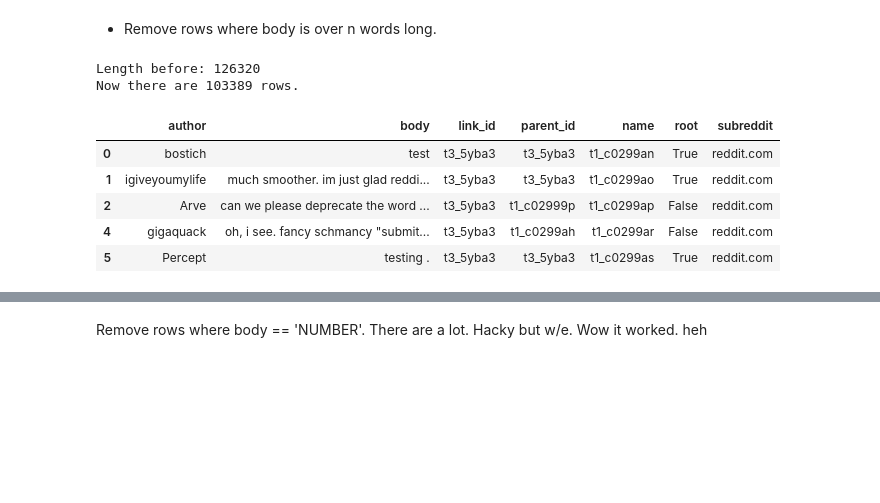
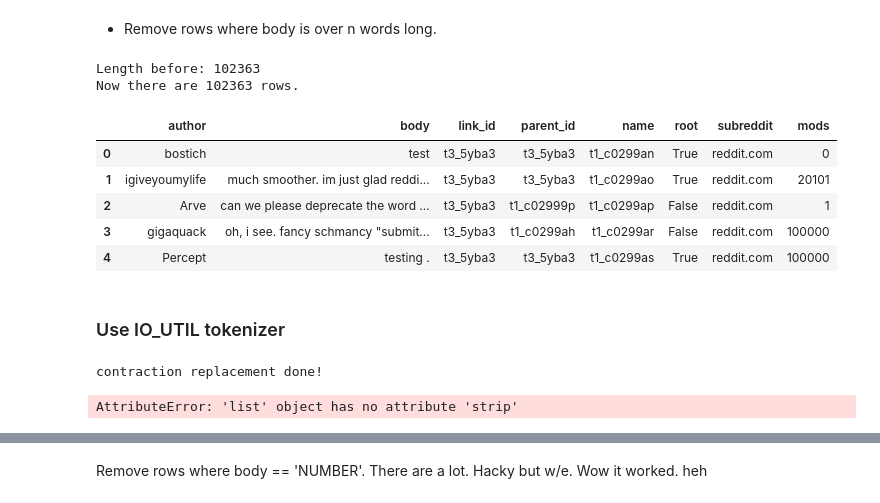
Before and after one commit to mckinziebrandon/DeepChatModels, a Jupyter notebook: notebooks/Reddit Data Pre-Processing.ipynb, the cells around one changed output, grey strips where cells are left out. Saved outputs shown, nothing was run; the diff lists cells and outputs as text; code cells hidden in the pictures; blank space fills up the shorter version.

```diff
--- a/notebooks/Reddit Data Pre-Processing.ipynb
+++ b/notebooks/Reddit Data Pre-Processing.ipynb
@@ -135,7 +135,7 @@ modify_value = {'\r\n': 1,
                '\r': 1,
                '&gt;': 10,
                '&lt;': 10,
-               '\[*.\]\(*.\)': 100,
+               '/__|\*|\#|(?:\[([^\]]*)\]\([^)]*\))/gm': 100,
                'https?:\/\/(?:www\.|(?!www))[^\s\.]+\.[^\s]{2,}|www\.[^\s]+\.[^\s]{2,}': 100,
                '\d+': 1000,
                '\[': 10000,
@@ -248,15 +229,17 @@ Name: body, dtype: object
 # %%
 n = 60
 print("Length before:", df['body'].size)
-df = df[df['body'].map(lambda s: len(s.split(' '))) < n]
+df = df[df['body'].map(lambda s: len(s.split(' '))) < n].reset_index(drop=True)
 show_len_update(df)
 df.head()
 # %% [output]
-Length before: 126320
-Now there are 103389 rows.
+Length before: 102363
+Now there are 102363 rows.
-|  | author | body | link_id | parent_id | name | root | subreddit |
-| 0 | bostich | test | t3_5yba3 | t3_5yba3 | t1_c0299an | True | reddit.com |
-| 1 | igiveyoumylife | much smoother. im just glad reddi... | t3_5yba3 | t3_5yba3 | t1_c0299ao | True | reddit.com |
-| 2 | Arve | can we please deprecate the word ... | t3_5yba3 | t1_c02999p | t1_c0299ap | False | reddit.com |
-| 4 | gigaquack | oh, i see. fancy schmancy "submit... | t3_5yba3 | t1_c0299ah | t1_c0299ar | False | reddit.com |
-| 5 | Percept | testing . | t3_5yba3 | t3_5yba3 | t1_c0299as | True | reddit.com |
+|  | author | body | link_id | parent_id | name | root | subreddit | mods |
+| 0 | bostich | test | t3_5yba3 | t3_5yba3 | t1_c0299an | True | reddit.com | 0 |
+| 1 | igiveyoumylife | much smoother. im just glad reddi... | t3_5yba3 | t3_5yba3 | t1_c0299ao | True | reddit.com | 20101 |
+| 2 | Arve | can we please deprecate the word ... | t3_5yba3 | t1_c02999p | t1_c0299ap | False | reddit.com | 1 |
+| 3 | gigaquack | oh, i see. fancy schmancy "submit... | t3_5yba3 | t1_c0299ah | t1_c0299ar | False | reddit.com | 100000 |
+| 4 | Percept | testing . | t3_5yba3 | t3_5yba3 | t1_c0299as | True | reddit.com | 100000 |
+# %% [markdown]
+### Use IO_UTIL tokenizer
@@ -262,0 +381,11 @@ Now there are 103389 rows.
+# %%
+# Dictionary of sentences and names
+contraction_replacer(df)
+print("contraction replacement done!")
+sentences = df.set_index('name')['body'].to_dict()
+# %% [output]
+contraction replacement done!
+# %%
+sentences.update((name, basic_tokenizer(body)) for (name, body) in sentences.items())
+# %% [output]
+AttributeError: 'list' object has no attribute 'strip'
```
Also changed, not shown: parts of 10 cells of this notebook.
